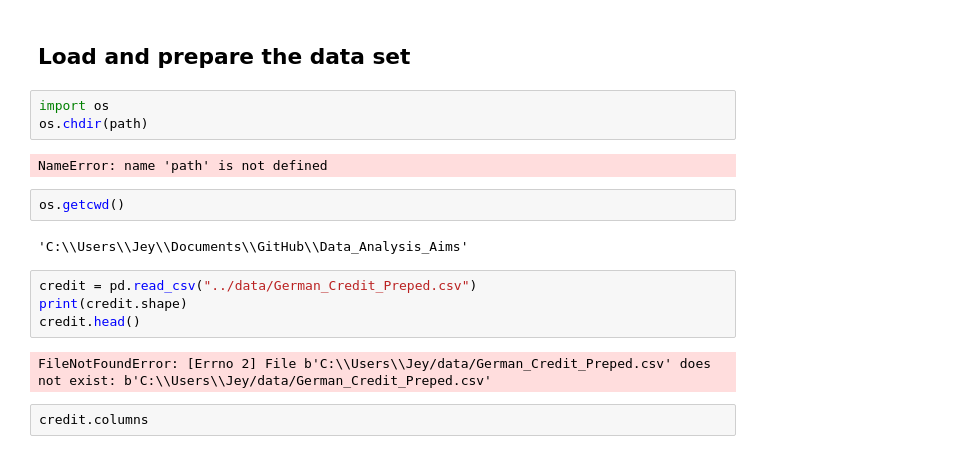
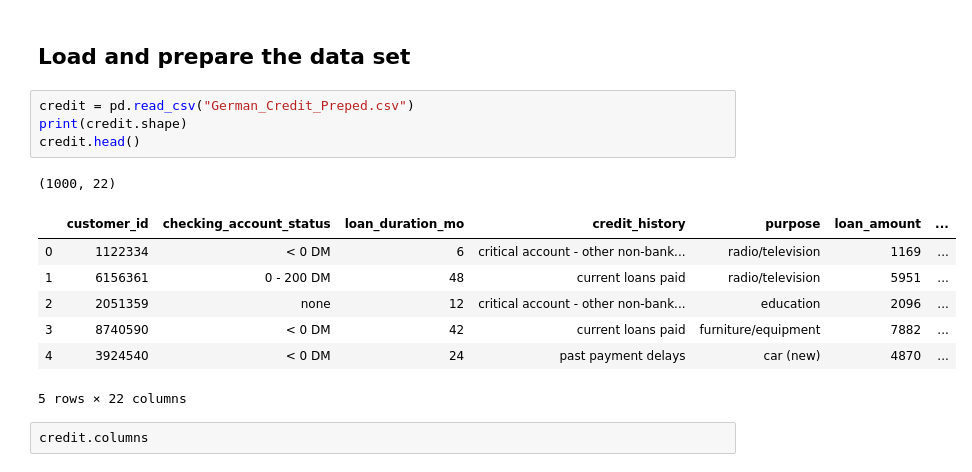
Before and after one commit to Jey-B/Data_Analysis_Aims, a Jupyter notebook: logistic_regression.ipynb, the cells around one changed output. Cells and saved outputs as stored; diff of their text form.

```diff
--- a/logistic_regression.ipynb
+++ b/logistic_regression.ipynb
@@ -48,21 +48,19 @@ Text(0.5, 0, 'Value of output from linear regression')
 [figure]
 # %% [markdown]
 ## Load and prepare the data set
-# %%
-import os
-os.chdir(path)
-# %% [output]
-NameError: name 'path' is not defined
-# %%
-os.getcwd()
-# %% [output]
-'C:\\Users\\Jey\\Documents\\GitHub\\Data_Analysis_Aims'
 # %%
-credit = pd.read_csv("../data/German_Credit_Preped.csv")
+credit = pd.read_csv("German_Credit_Preped.csv")
 print(credit.shape)
 credit.head()
 # %% [output]
-FileNotFoundError: [Errno 2] File b'C:\\Users\\Jey/data/German_Credit_Preped.csv' does not exist: b'C:\\Users\\Jey/data/German_Credit_Preped.csv'
+(1000, 22)
+|  | customer_id | checking_account_status | loan_duration_mo | credit_history | purpose | loan_amount | ... |
+| 0 | 1122334 | < 0 DM | 6 | critical account - other non-bank... | radio/television | 1169 | ... |
+| 1 | 6156361 | 0 - 200 DM | 48 | current loans paid | radio/television | 5951 | ... |
+| 2 | 2051359 | none | 12 | critical account - other non-bank... | education | 2096 | ... |
+| 3 | 8740590 | < 0 DM | 42 | current loans paid | furniture/equipment | 7882 | ... |
+| 4 | 3924540 | < 0 DM | 24 | past payment delays | car (new) | 4870 | ... |
+5 rows × 22 columns
 # %%
 credit.columns
 # %% [output]
```
